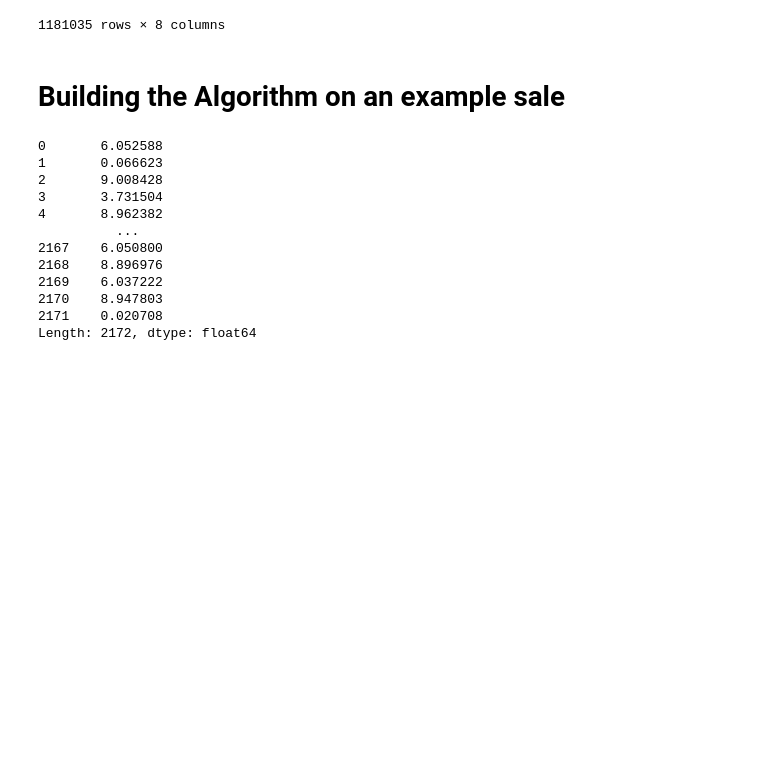
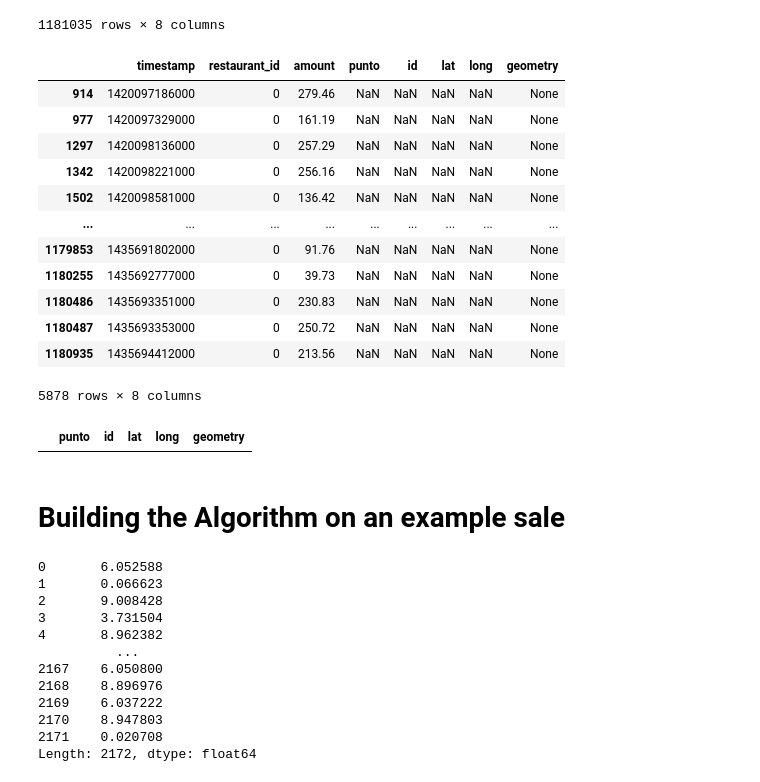
Before and after one commit to castares/effectiveness_by_campaign, a Jupyter notebook: data_exploration.ipynb, the cells around one changed output. Drawn from its saved outputs; the diff is of its cells as text; code cells hidden in the pictures; blank space fills up the shorter version.

```diff
--- a/data_exploration.ipynb
+++ b/data_exploration.ipynb
@@ -68,3 +61,23 @@ sales_geo
 | 1181033 | 1435701397000 | 29 | 281.24 | 0101000000CE688D58B6880EC070F934C... | 29.0 | 40.435205 | -3.816754 | POINT (-3.81675 40.43520) |
 | 1181034 | 1435701528000 | 60 | 124.60 | 0101000000EB14C466B6B917C036DECCD... | 60.0 | 37.371059 | -5.931360 | POINT (-5.93136 37.37106) |
 1181035 rows × 8 columns
+# %%
+sales_geo[sales_geo.geometry.isnull()]
+# %% [output]
+|  | timestamp | restaurant_id | amount | punto | id | lat | long | geometry |
+| 914 | 1420097186000 | 0 | 279.46 | NaN | NaN | NaN | NaN | None |
+| 977 | 1420097329000 | 0 | 161.19 | NaN | NaN | NaN | NaN | None |
+| 1297 | 1420098136000 | 0 | 257.29 | NaN | NaN | NaN | NaN | None |
+| 1342 | 1420098221000 | 0 | 256.16 | NaN | NaN | NaN | NaN | None |
+| 1502 | 1420098581000 | 0 | 136.42 | NaN | NaN | NaN | NaN | None |
+| ... | ... | ... | ... | ... | ... | ... | ... | ... |
+| 1179853 | 1435691802000 | 0 | 91.76 | NaN | NaN | NaN | NaN | None |
+| 1180255 | 1435692777000 | 0 | 39.73 | NaN | NaN | NaN | NaN | None |
+| 1180486 | 1435693351000 | 0 | 230.83 | NaN | NaN | NaN | NaN | None |
+| 1180487 | 1435693353000 | 0 | 250.72 | NaN | NaN | NaN | NaN | None |
+| 1180935 | 1435694412000 | 0 | 213.56 | NaN | NaN | NaN | NaN | None |
+5878 rows × 8 columns
+# %%
+restaurants[restaurants['id'] == 0]
+# %% [output]
+|  | punto | id | lat | long | geometry |
```
Also changed, not shown: parts of 19 cells of this notebook.
